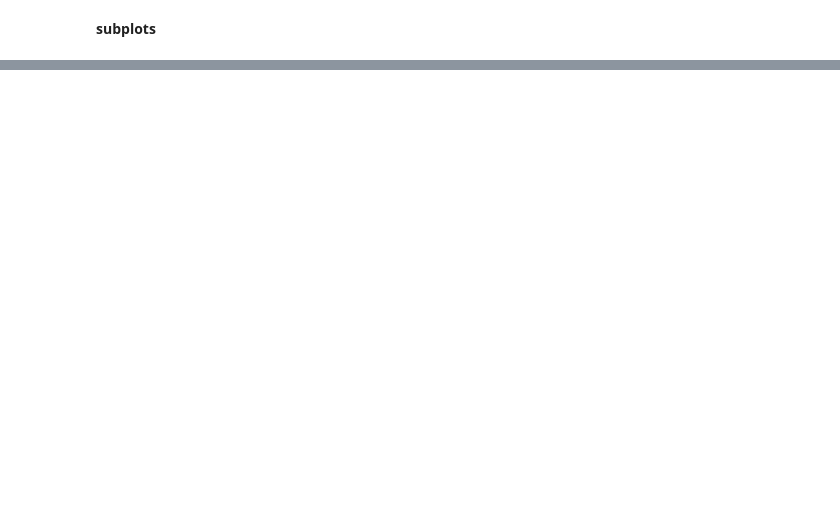
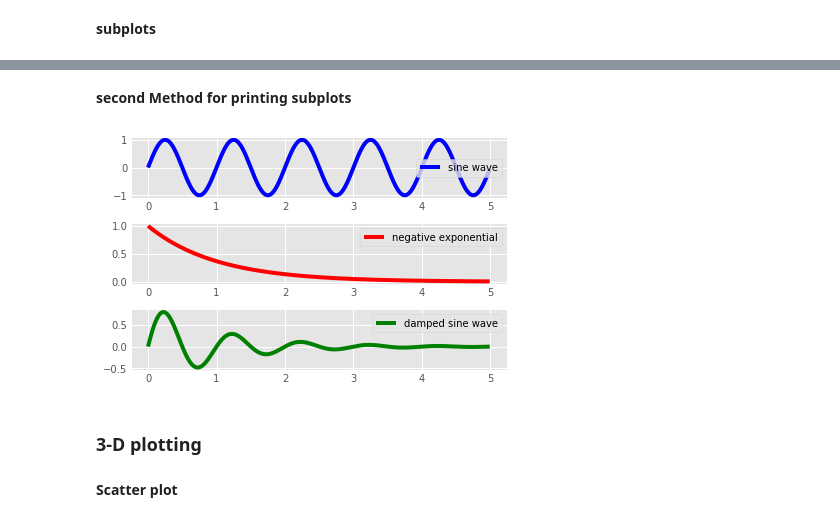
Before and after one commit to ArnabBasak/AnalyticsLabs_CaseStudies, a Jupyter notebook: Basic_Python/Data visualization .ipynb, the cells around one changed output, grey strips where cells are left out. Drawn from its saved outputs; the diff is of its cells as text; code cells hidden in the pictures; blank space fills up the shorter version.

```diff
--- a/Basic_Python/Data visualization .ipynb
+++ b/Basic_Python/Data visualization .ipynb
@@ -207,0 +236,50 @@ plt1
+# %% [markdown]
+<b> second Method for printing subplots </b>
+# %%
+#function to generate the co-ordinates
+
+def create_plot(ptype):
+    #setting the x-axis values
+    x=np.arange(0,5,0.01)
+
+    #setting the y-axis values
+    if ptype == 'sin':
+        # a sine wave
+        y = np.sin(2*np.pi*x)
+    elif ptype == 'exp':
+        y = np.exp(-x)
+    elif ptype == 'hybrid':
+        #demand sine wave
+        y = (np.sin(2*np.pi*x))*(np.exp(-x))
+    return(x,y)
+
+#setting the style to use
+plt.style.use('ggplot')
+
+#defining subplots and there positions
+
+plt1 = plt.subplot2grid((11,1),(0,0),rowspan = 3,colspan = 1)
+plt2 = plt.subplot2grid((11,1),(4,0),rowspan = 3,colspan = 1)
+plt3 = plt.subplot2grid((11,1),(8,0),rowspan = 3,colspan = 1)
+
+#plotting points on each subplot
+x,y = create_plot('sin')
+plt1.plot(x,y,label = 'sine wave',color = 'b')
+x,y = create_plot('exp')
+plt2.plot(x,y,label = 'negative exponential',color = 'r')
+x,y = create_plot('hybrid')
+plt3.plot(x,y,label = 'damped sine wave',color = 'g')
+
+# show legends of each subplot
+plt1.legend()
+plt2.legend()
+plt3.legend()
+
+#function to show plot
+plt.show()
+# %% [output]
+[figure, added]
+# %% [markdown]
+<h3> 3-D plotting </h3>
+# %% [markdown]
+<b>Scatter plot</b>
```
Also changed, not shown: parts of 19 cells of this notebook.
